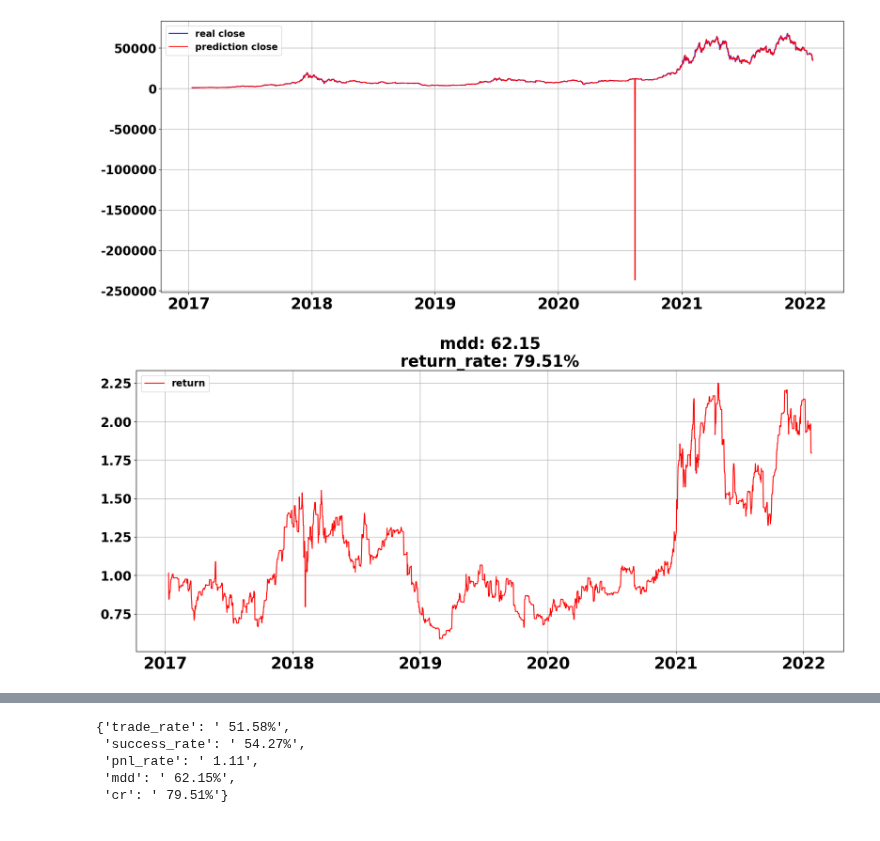
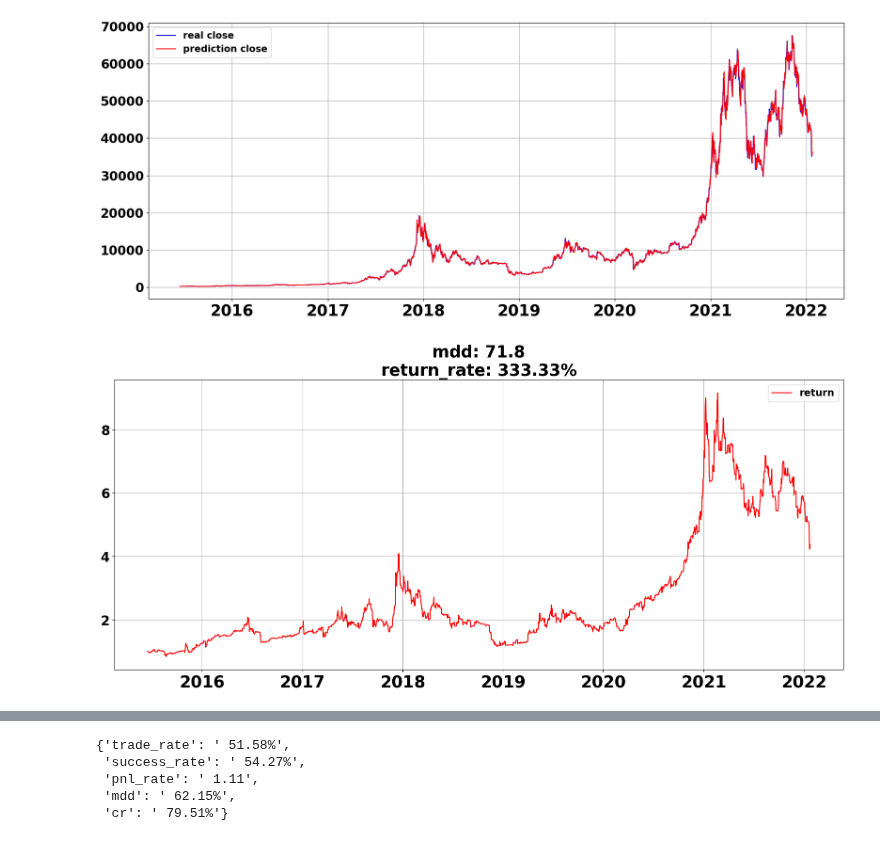
Before and after one commit to happysms/RuleBase-VS-TimeSeries-Algorithm, a Jupyter notebook: Arima/arima.ipynb, the cells around one changed output, grey strips where cells are left out. Drawn from its saved outputs; the diff is of its cells as text; code cells hidden in the pictures.

Commit message:
arima report

```diff
--- a/Arima/arima.ipynb
+++ b/Arima/arima.ipynb
@@ -51,6 +51,8 @@ high_dpi = 300
 fig_file_ext = '.png'
 Image.MAX_IMAGE_PIXELS = None  # Ignore DecompressionBombError
 # %%
-with open("../btc_usd_1h.pkl", "rb") as f:
+with open("../btc_usd_1d.pkl", "rb") as f:
     df = pickle.load(f)
-    df.reset_index(drop=True, inplace=True)
+    df.rename(inplace=True, columns={'o': 'Open', 'h': 'High', 'l':'Low', 'c': 'Close', 'v': 'Volume'})
+    df.index.name = 'Datetime'
+    df['Datetime'] = df.index
@@ -124,7 +166,7 @@ def backtest_arima_1h(test_df: pd.DataFrame, ft: int, pt: int, arima_params=(2,
     df = test_df.copy()
     df.index = pd.to_datetime(df.Datetime)
     batch_size = ft + pt
-    total_loop = int(len(df) / pt) - 1
+    # total_loop = int(len(df) / pt) - 1
     result_columns = list(df.columns)
     result_columns.append("prediction_close")
 
@@ -203,7 +245,7 @@ def analysis_return(test_df):
 
     return return_dict
 # %%
-result_df = backtest_arima_1h(df, 200, 24)
+result_df = backtest_arima_1h(df, 100, 1)
 # %% [output]
-[figure, old version]
+[figure, new version]
-[figure, old version]
+[figure, new version]
```
Also changed, not shown: parts of 14 cells of this notebook.
